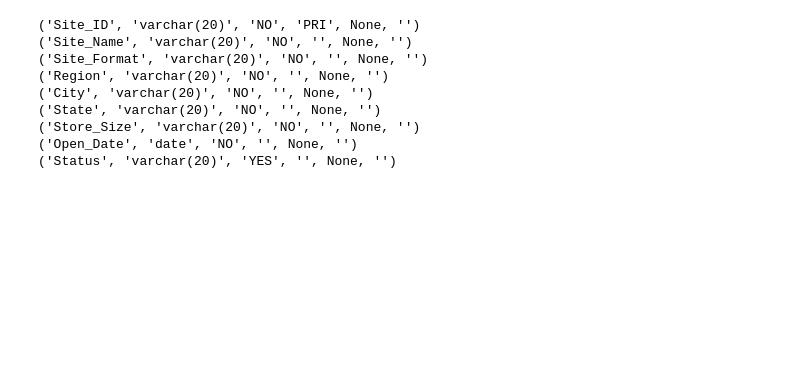
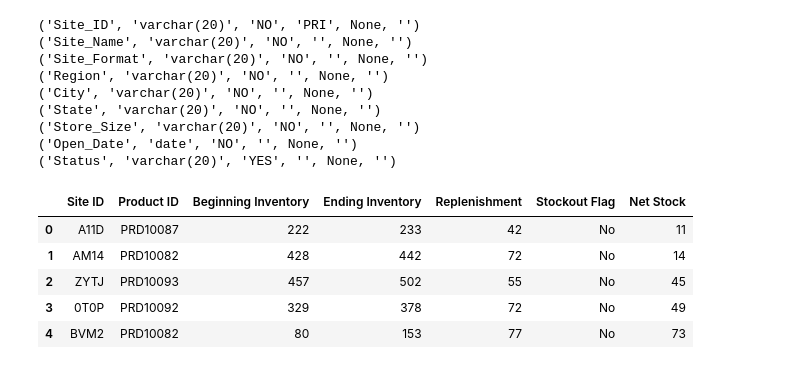
Before and after one commit to jayashreebaskaran21-glitch/Retail-Analytics-Project, a Jupyter notebook: 10_Notebooks/02_SQL_Connection.ipynb, the cells around one changed output. Cells and saved outputs as stored; diff of their text form; code cells hidden in the pictures; blank space fills up the shorter version.

```diff
--- a/10_Notebooks/02_SQL_Connection.ipynb
+++ b/10_Notebooks/02_SQL_Connection.ipynb
@@ -296,3 +298,13 @@ for row in cursor.fetchall():
 ('Store_Size', 'varchar(20)', 'NO', '', None, '')
 ('Open_Date', 'date', 'NO', '', None, '')
 ('Status', 'varchar(20)', 'YES', '', None, '')
+# %%
+Inventory=pd.read_csv(r"C:\Users\ADMIN\Desktop\Retail_Analytics_Project\03_Cleaned_Data\Inventory_Data_Cleaned.csv")
+Inventory.head()
+# %% [output]
+|  | Site ID | Product ID | Beginning Inventory | Ending Inventory | Replenishment | Stockout Flag | Net Stock |
+| 0 | A11D | PRD10087 | 222 | 233 | 42 | No | 11 |
+| 1 | AM14 | PRD10082 | 428 | 442 | 72 | No | 14 |
+| 2 | ZYTJ | PRD10093 | 457 | 502 | 55 | No | 45 |
+| 3 | 0T0P | PRD10092 | 329 | 378 | 72 | No | 49 |
+| 4 | BVM2 | PRD10082 | 80 | 153 | 77 | No | 73 |
```
Also changed, not shown: parts of 41 cells of this notebook.
